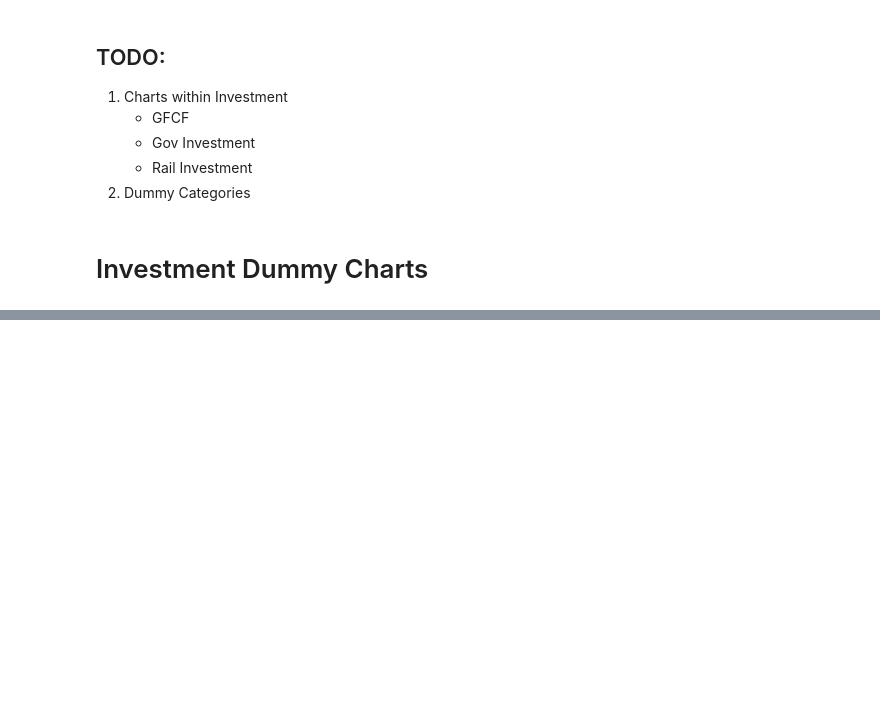
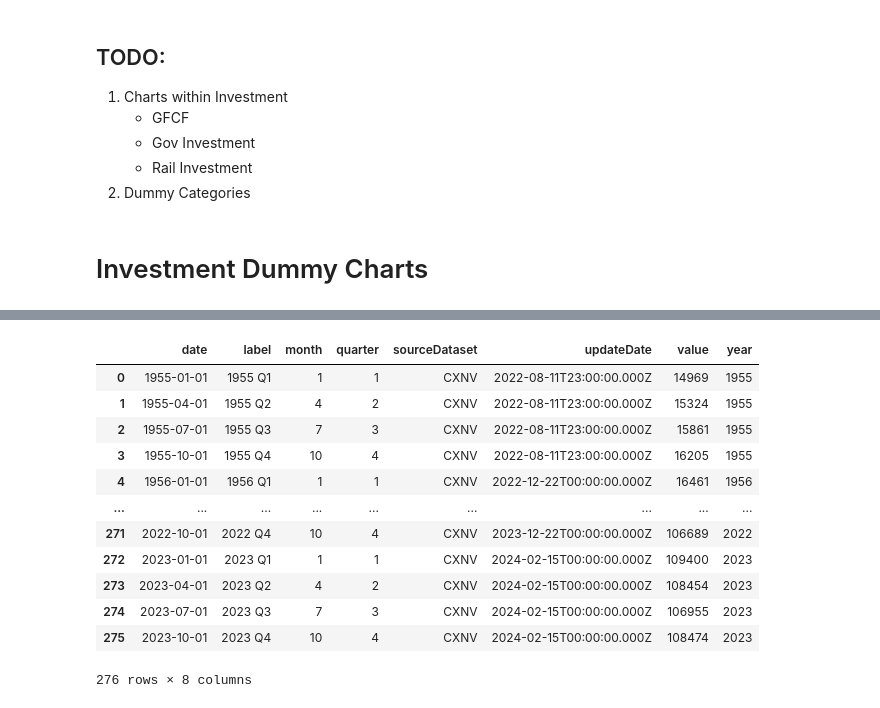
Before and after one commit to FM-ds/GrowthDiagnostics, a Jupyter notebook: Data_Sourcing_Test.ipynb, the cells around one changed output, grey strips where cells are left out. Drawn from its saved outputs; the diff is of its cells as text; code cells hidden in the pictures; blank space fills up the shorter version.

Commit message:
frame

```diff
--- a/Data_Sourcing_Test.ipynb
+++ b/Data_Sourcing_Test.ipynb
@@ -39,0 +32,6 @@ s_df[s_df.Series.str.lower().str.contains('gfcf')]
+# %%
+df = pd.read_csv("ukea.csv")
+s_df = pd.DataFrame(df.iloc[0]).reset_index()
+s_df.columns = ['Series', 'Code']
+
+s_df[s_df.Series.str.lower().str.contains("gross fixed")].to_excel("gfcf_codes.xlsx", index=False)
@@ -64,0 +77,10 @@ Index(['Title', 'PP: Household final consumption expenditure, growth Q on Q',
+# %%
+def parse_quarters(df):
+    df['quarter'] = pd.to_numeric(df.quarter.str.replace('Q', ''))
+    df['month'] = (df.quarter-1)*3+1
+    df['date'] = pd.to_datetime(df.year.astype(str) + '-' + df.month.astype(str) + '-01')
+    return df
+
+def parse_years(df):
+    df['date'] = pd.to_datetime(df.year.astype(str) + '-01-01')
+    return df
@@ -64,0 +130,20 @@ Index(['Title', 'PP: Household final consumption expenditure, growth Q on Q',
+# %%
+## GFCF
+
+timeseries_id = "DLEI"
+dataset_id = "BERD"
+key = 'years'
+date_parser = parse_years
+
+
+url = f'https://api.ons.gov.uk/timeseries/{timeseries_id}/dataset/{dataset_id}/data'
+req = requests.get(url)
+data = req.json()
+data = data[key]
+df = pd.DataFrame(data)
+
+df = date_parser(df)
+df = df[['date', 'value']]
+df
+
+df
@@ -64,0 +188,23 @@ Index(['Title', 'PP: Household final consumption expenditure, growth Q on Q',
+# %%
+
+data = data[key]
+df = pd.DataFrame(data)
+df = date_parser(df)
+df = df[['date', 'value']]
+df
+# %%
+df
+# %% [output]
+|  | date | label | month | quarter | sourceDataset | updateDate | value | year |
+| 0 | 1955-01-01 | 1955 Q1 | 1 | 1 | CXNV | 2022-08-11T23:00:00.000Z | 14969 | 1955 |
+| 1 | 1955-04-01 | 1955 Q2 | 4 | 2 | CXNV | 2022-08-11T23:00:00.000Z | 15324 | 1955 |
+| 2 | 1955-07-01 | 1955 Q3 | 7 | 3 | CXNV | 2022-08-11T23:00:00.000Z | 15861 | 1955 |
+| 3 | 1955-10-01 | 1955 Q4 | 10 | 4 | CXNV | 2022-08-11T23:00:00.000Z | 16205 | 1955 |
+| 4 | 1956-01-01 | 1956 Q1 | 1 | 1 | CXNV | 2022-12-22T00:00:00.000Z | 16461 | 1956 |
+| ... | ... | ... | ... | ... | ... | ... | ... | ... |
+| 271 | 2022-10-01 | 2022 Q4 | 10 | 4 | CXNV | 2023-12-22T00:00:00.000Z | 106689 | 2022 |
+| 272 | 2023-01-01 | 2023 Q1 | 1 | 1 | CXNV | 2024-02-15T00:00:00.000Z | 109400 | 2023 |
+| 273 | 2023-04-01 | 2023 Q2 | 4 | 2 | CXNV | 2024-02-15T00:00:00.000Z | 108454 | 2023 |
+| 274 | 2023-07-01 | 2023 Q3 | 7 | 3 | CXNV | 2024-02-15T00:00:00.000Z | 106955 | 2023 |
+| 275 | 2023-10-01 | 2023 Q4 | 10 | 4 | CXNV | 2024-02-15T00:00:00.000Z | 108474 | 2023 |
+276 rows × 8 columns
```
Also changed, not shown: parts of 21 cells of this notebook, 10 other files.
